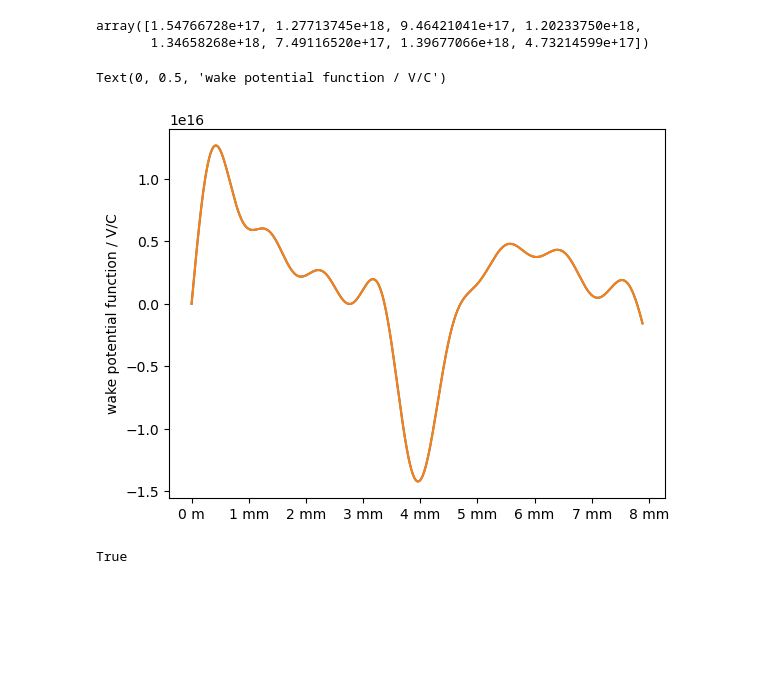
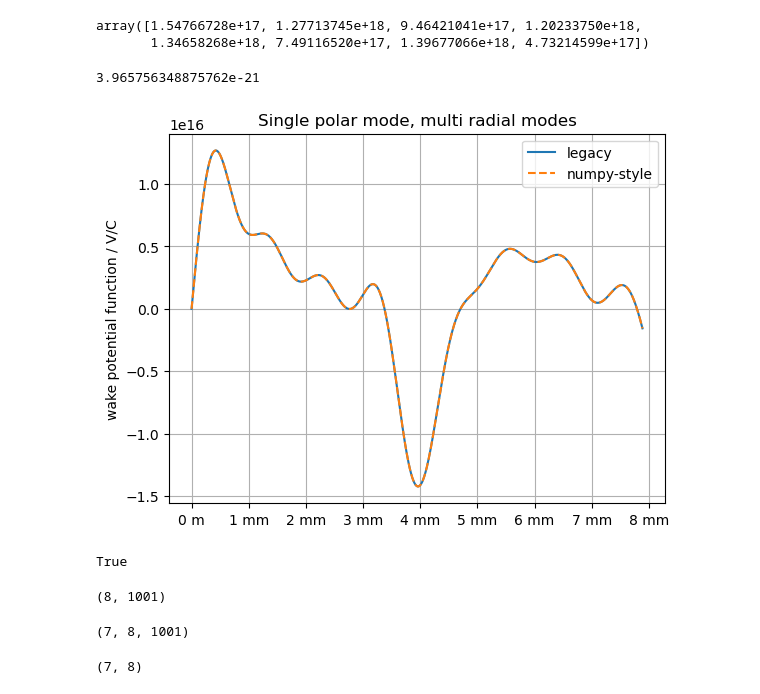
Before and after one commit to scimax/DiWakeCyl, a Jupyter notebook: examples/Comparison_Transverse_wake_function.ipynb, the cells around one changed output. Cells and saved outputs as stored; diff of their text form; code cells hidden in the pictures; blank space fills up the shorter version.

```diff
--- a/examples/Comparison_Transverse_wake_function.ipynb
+++ b/examples/Comparison_Transverse_wake_function.ipynb
@@ -123,19 +123,25 @@ WakeGreen=0.0*zz
 Nmode=len(kwargs["RootAmplit"])
 F_=np.zeros(Nmode)
 NormalizationCGS2SI=qelec*qelec/(b*b)*  (r_offset/b)**n  *(r_offset/b)**(n-1)  *8.0*n*np.sqrt(eps_r-1.0)/(a/b)**(2.0*n) /(4*math.pi*epsilon_0)
+# %%
+NormalizationCGS2SI
+# %% [output]
+3.965756348875762e-21
 # %%
 # %%timeit -r 10 -n 10
 WakeGreen = np.sum((kwargs["RootAmplit"]/(kwargs["RootWavVec"]*np.sqrt(eps_r * 1 - 1.0)*b))[:, np.newaxis] * np.sin(np.outer(kwargs["RootWavVec"], zz)), axis=0)
 WakeGreen *= NormalizationCGS2SI/qelec
 # %%
 fig, ax = plt.subplots()
-ax.plot(zz, WakeGreen)
-ax.plot(z, w_t)
+ax.plot(zz, WakeGreen, label='legacy')
+ax.plot(z, w_t, '--', label = 'numpy-style')
 ax.xaxis.set_major_formatter(ticker.EngFormatter(unit='m'))
 ax.set_ylabel('wake potential function / V/C')
+ax.set_title('Single polar mode, multi radial modes')
+ax.legend()
+ax.grid()
 # %% [output]
-Text(0, 0.5, 'wake potential function / V/C')
-[figure, old version]
+[figure, new version]
 # %%
 np.all(np.isclose(w_t, WakeGreen))
 # %% [output]
@@ -142,0 +152,12 @@ True
+# %%
+np.sin(np.outer(kwargs["RootWavVec"], zz)).shape
+# %% [output]
+(8, 1001)
+# %%
+np.sin(np.multiply.outer(mode_wave_vec, zz)).shape
+# %% [output]
+(7, 8, 1001)
+# %%
+mode_wave_vec.shape
+# %% [output]
+(7, 8)
```
Also changed, not shown: parts of 9 cells of this notebook, 3 other files.
